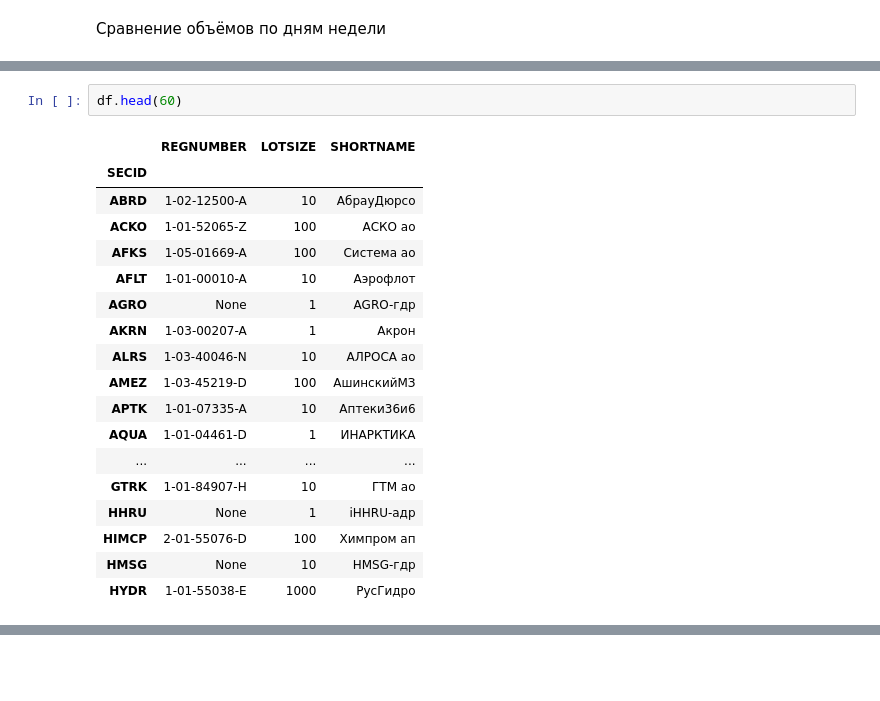
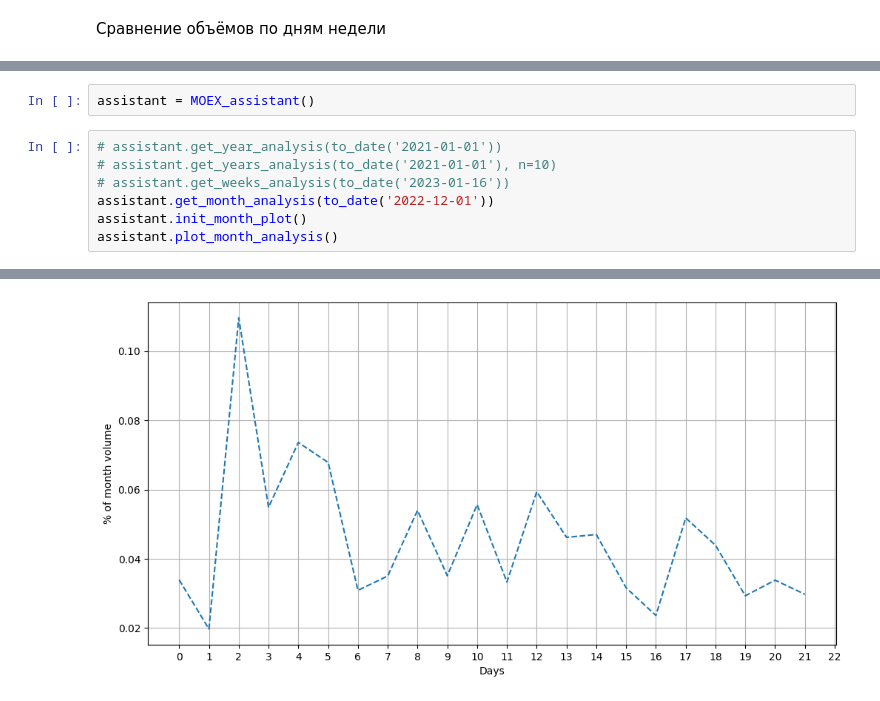
Before and after one commit to FlameDanita/MOEX_Assistant, a Jupyter notebook: apimoex.ipynb, the cells around one changed output, grey strips where cells are left out. Drawn from its saved outputs; the diff is of its cells as text; blank space fills up the shorter version.

Commit message:
Year and month simple analysis

```diff
--- a/apimoex.ipynb
+++ b/apimoex.ipynb
@@ -175,21 +156,10 @@ memory usage: 7.7+ KB
-# %%
-df.head(60)
-# %% [output]
-|  | REGNUMBER | LOTSIZE | SHORTNAME |
-| SECID |  |  |  |
-| ABRD | 1-02-12500-A | 10 | АбрауДюрсо |
-| ACKO | 1-01-52065-Z | 100 | АСКО ао |
-| AFKS | 1-05-01669-A | 100 | Система ао |
-| AFLT | 1-01-00010-A | 10 | Аэрофлот |
-| AGRO | None | 1 | AGRO-гдр |
-| AKRN | 1-03-00207-A | 1 | Акрон |
-| ALRS | 1-03-40046-N | 10 | АЛРОСА ао |
-| AMEZ | 1-03-45219-D | 100 | АшинскийМЗ |
-| APTK | 1-01-07335-A | 10 | Аптеки36и6 |
-| AQUA | 1-01-04461-D | 1 | ИНАРКТИКА |
-| ... | ... | ... | ... |
-| GTRK | 1-01-84907-H | 10 | ГТМ ао |
-| HHRU | None | 1 | iHHRU-адр |
-| HIMCP | 2-01-55076-D | 100 | Химпром ап |
-| HMSG | None | 10 | HMSG-гдр |
-| HYDR | 1-01-55038-E | 1000 | РусГидро |
+# %%
+assistant = MOEX_assistant()
+# %%
+# assistant.get_year_analysis(to_date('2021-01-01'))
+# assistant.get_years_analysis(to_date('2021-01-01'), n=10)
+# assistant.get_weeks_analysis(to_date('2023-01-16'))
+assistant.get_month_analysis(to_date('2022-12-01'))
+assistant.init_month_plot()
+assistant.plot_month_analysis()
+# %% [output]
@@ -195,0 +167 @@ df.head(60)
+[figure, added]
```
Also changed, not shown: parts of 10 cells of this notebook.
